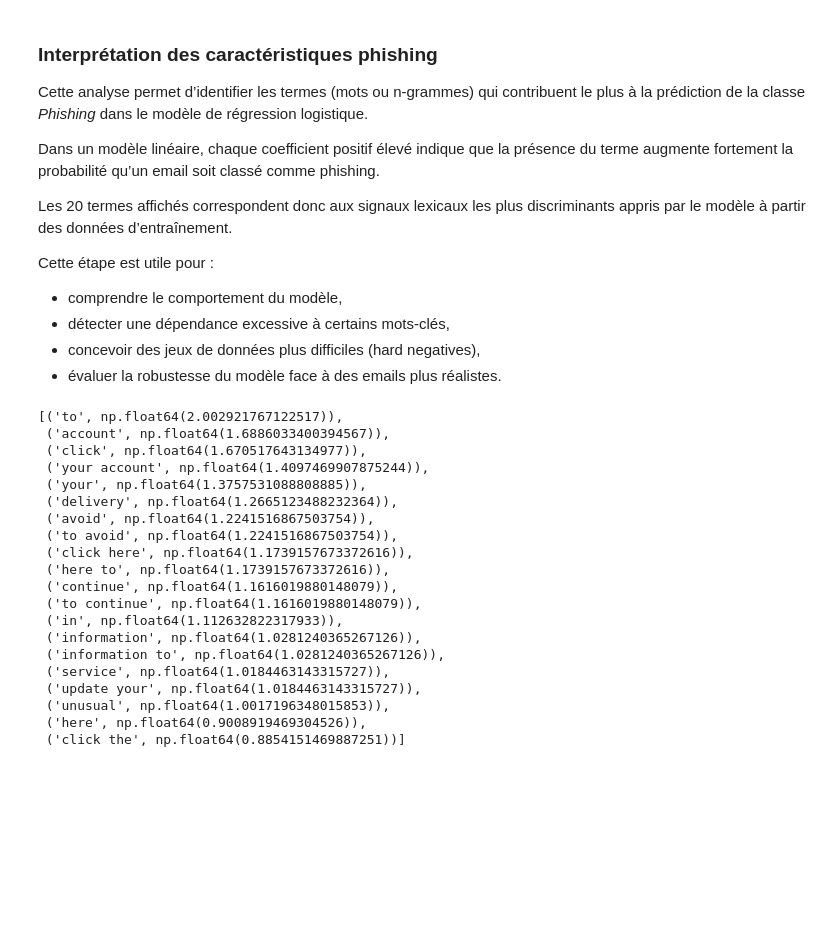
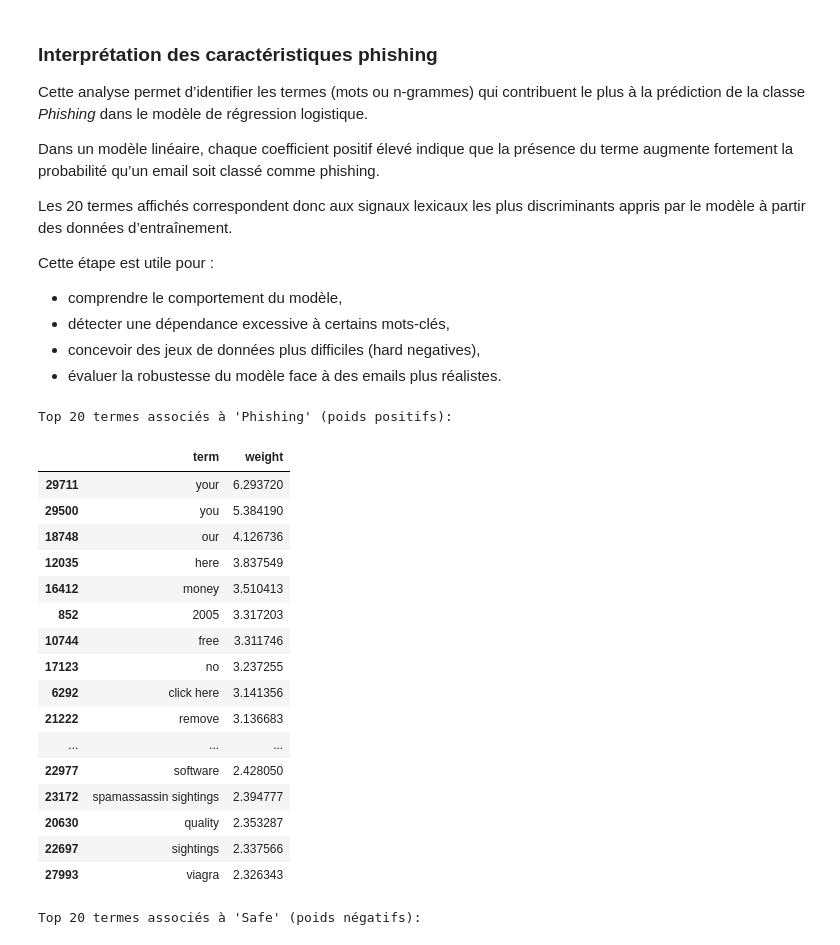
Before and after one commit to JonasLUfr/Project-MLOps, a Jupyter notebook: scripts/DataModeling.ipynb, the cells around one changed output. Saved outputs shown, nothing was run; the diff lists cells and outputs as text; code cells hidden in the pictures; blank space fills up the shorter version.

```diff
--- a/scripts/DataModeling.ipynb
+++ b/scripts/DataModeling.ipynb
@@ -341,41 +609,47 @@ Cette étape est utile pour :
 - concevoir des jeux de données plus difficiles (hard negatives),
 - évaluer la robustesse du modèle face à des emails plus réalistes.
 # %%
-# Extraire les poids appris par la régression logistique
-# Chaque poids correspond à un terme TF-IDF
-coef = model.named_steps["clf"].coef_[0]
+# 1) Récupérer les poids du modèle LR (après fit)
+clf = final_model.named_steps["clf"]
+tfidf = final_model.named_steps["tfidf"]
 
-# Récupérer la liste des termes (vocabulaire) du TF-IDF
-features = model.named_steps["tfidf"].get_feature_names_out()
+coef = clf.coef_.ravel()  # shape (n_features,)
+features = tfidf.get_feature_names_out()
 
-# Associer chaque terme à son poids,
-# puis trier par poids décroissant (signal phishing le plus fort)
-top_phishing = sorted(
-    zip(features, coef),
-    key=lambda x: x[1],
-    reverse=True
-)[:20]
+# 2) Créer un tableau terme / poids
+df_coef = pd.DataFrame({
+    "term": features,
+    "weight": coef
+}).sort_values("weight", ascending=False)
 
-# Afficher les 20 caractéristiques les plus indicatives du phishing
-top_phishing
+# 3) Top signaux phishing (poids positifs)
+top_phishing = df_coef.head(20)
+
+# 4) Top signaux safe (poids négatifs)
+top_safe = df_coef.tail(20).sort_values("weight", ascending=True)
+
+print("Top 20 termes associés à 'Phishing' (poids positifs):")
+display(top_phishing)
+
+print("Top 20 termes associés à 'Safe' (poids négatifs):")
+display(top_safe)
 # %% [output]
-[('to', np.float64(2.002921767122517)),
- ('account', np.float64(1.6886033400394567)),
- ('click', np.float64(1.670517643134977)),
- ('your account', np.float64(1.4097469907875244)),
- ('your', np.float64(1.3757531088808885)),
- ('delivery', np.float64(1.2665123488232364)),
- ('avoid', np.float64(1.2241516867503754)),
- ('to avoid', np.float64(1.2241516867503754)),
- ('click here', np.float64(1.1739157673372616)),
- ('here to', np.float64(1.1739157673372616)),
- ('continue', np.float64(1.1616019880148079)),
- ('to continue', np.float64(1.1616019880148079)),
- ('in', np.float64(1.112632822317933)),
- ('information', np.float64(1.0281240365267126)),
- ('information to', np.float64(1.0281240365267126)),
- ('service', np.float64(1.0184463143315727)),
- ('update your', np.float64(1.0184463143315727)),
- ('unusual', np.float64(1.0017196348015853)),
- ('here', np.float64(0.9008919469304526)),
- ('click the', np.float64(0.8854151469887251))]
+Top 20 termes associés à 'Phishing' (poids positifs):
+|  | term | weight |
+| 29711 | your | 6.293720 |
+| 29500 | you | 5.384190 |
+| 18748 | our | 4.126736 |
+| 12035 | here | 3.837549 |
+| 16412 | money | 3.510413 |
+| 852 | 2005 | 3.317203 |
+| 10744 | free | 3.311746 |
+| 17123 | no | 3.237255 |
+| 6292 | click here | 3.141356 |
+| 21222 | remove | 3.136683 |
+| ... | ... | ... |
+| 22977 | software | 2.428050 |
+| 23172 | spamassassin sightings | 2.394777 |
+| 20630 | quality | 2.353287 |
+| 22697 | sightings | 2.337566 |
+| 27993 | viagra | 2.326343 |
+Top 20 termes associés à 'Safe' (poids négatifs):
```
Also changed, not shown: parts of 25 cells of this notebook, 18 other files.
